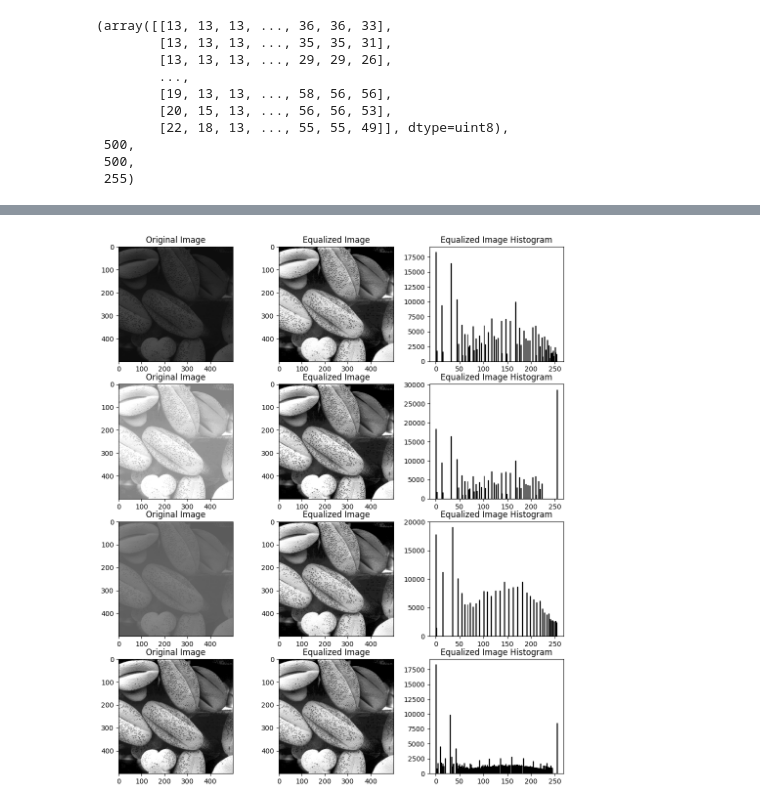
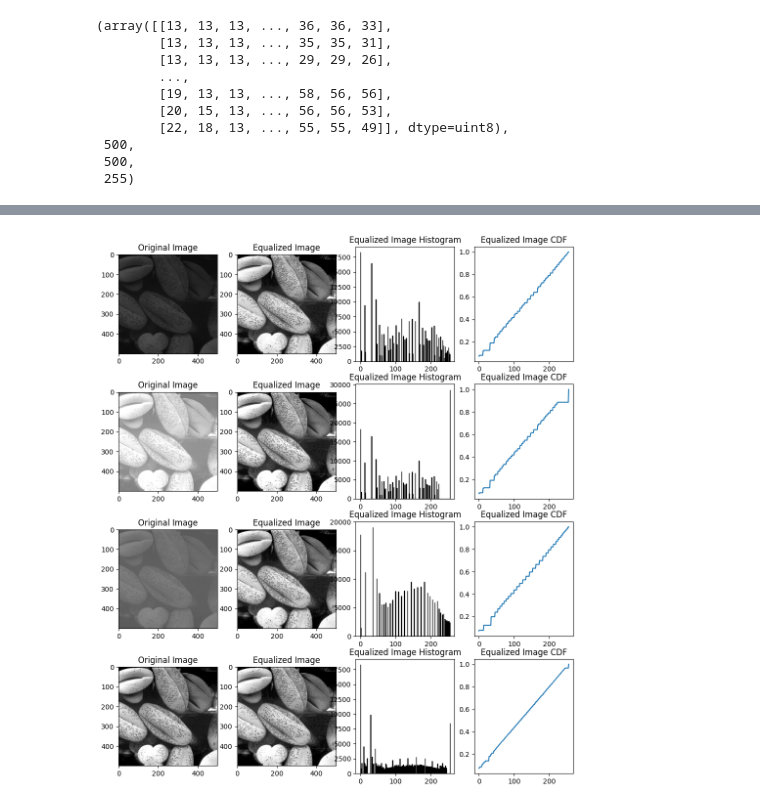
Before and after one commit to fouad1233/image_processing_tutorials, a Jupyter notebook: 003_pgn_shapening_and_histogram/main.ipynb, the cells around one changed output, grey strips where cells are left out. Saved outputs shown, nothing was run; the diff lists cells and outputs as text; code cells hidden in the pictures.

```diff
--- a/003_pgn_shapening_and_histogram/main.ipynb
+++ b/003_pgn_shapening_and_histogram/main.ipynb
@@ -194,57 +211,73 @@ plt.show()
 # %%
 #show all figures , and their equalized images and equalized images histograms as subplots
 plt.figure(figsize=(12, 14))
-plt.subplot(4, 3, 1)
+plt.subplot(4, 4, 1)
 plt.imshow(fig_03_20_1_analyzer.get_image_array(), cmap='gray', vmin=0, vmax=255)
 plt.title('Original Image')
 
-plt.subplot(4, 3, 2)
+plt.subplot(4, 4, 2)
 fig_03_20_1_equalized = Image_analyzer().image_array_scale(fig_03_20_1_analyzer.myImageHistogramEqualization())
 plt.imshow(fig_03_20_1_equalized, cmap='gray', vmin=0, vmax=255)
 plt.title('Equalized Image')
 
-plt.subplot(4, 3, 3)
+plt.subplot(4, 4, 3)
 plt.hist(fig_03_20_1_equalized.ravel(), bins=256, range=(0, 255), fc='k', ec='k')
 plt.title('Equalized Image Histogram')
 
-plt.subplot(4, 3, 4)
+plt.subplot(4, 4, 4)
+plt.plot(fig_03_20_2_analyzer.myImageNormalizedCdf(fig_03_20_1_equalized))
+plt.title('Equalized Image CDF')
+
+plt.subplot(4, 4 ,5)
 plt.imshow(fig_03_20_2_analyzer.get_image_array(), cmap='gray', vmin=0, vmax=255)
 plt.title('Original Image')
 
-plt.subplot(4, 3, 5)
+plt.subplot(4, 4, 6)
 fig_03_20_2_equalized = Image_analyzer().image_array_scale(fig_03_20_2_analyzer.myImageHistogramEqualization())
 plt.imshow(fig_03_20_2_equalized, cmap='gray', vmin=0, vmax=255)
 plt.title('Equalized Image')
 
-plt.subplot(4, 3, 6)
+plt.subplot(4, 4, 7)
 plt.hist(fig_03_20_2_equalized.ravel(), bins=256, range=(0, 255), fc='k', ec='k')
 plt.title('Equalized Image Histogram')
 
-plt.subplot(4, 3, 7)
+plt.subplot(4, 4, 8)
+plt.plot(fig_03_20_2_analyzer.myImageNormalizedCdf(fig_03_20_2_equalized))
+plt.title('Equalized Image CDF')
+
+plt.subplot(4, 4, 9)
 plt.imshow(fig_03_20_3_analyzer.get_image_array(), cmap='gray', vmin=0, vmax=255)
 plt.title('Original Image')
 
-plt.subplot(4, 3, 8)
+plt.subplot(4, 4, 10)
 fig_03_20_3_equalized = Image_analyzer().image_array_scale(fig_03_20_3_analyzer.myImageHistogramEqualization())
 plt.imshow(fig_03_20_3_equalized, cmap='gray', vmin=0, vmax=255)
 plt.title('Equalized Image')
 
-plt.subplot(4, 3, 9)
+plt.subplot(4, 4, 11)
 plt.hist(fig_03_20_3_equalized.ravel(), bins=256, range=(0, 255), fc='k', ec='k')
 plt.title('Equalized Image Histogram')
 
-plt.subplot(4, 3, 10)
+plt.subplot(4, 4, 12)
+plt.plot(fig_03_20_3_analyzer.myImageNormalizedCdf(fig_03_20_3_equalized))
+plt.title('Equalized Image CDF')
+
+plt.subplot(4, 4, 13)
 plt.imshow(fig_03_20_4_analyzer.get_image_array(), cmap='gray', vmin=0, vmax=255)
 plt.title('Original Image')
 
-plt.subplot(4, 3, 11)
+plt.subplot(4, 4, 14)
 fig_03_20_4_equalized = Image_analyzer().image_array_scale(fig_03_20_4_analyzer.myImageHistogramEqualization())
 plt.imshow(fig_03_20_4_equalized, cmap='gray', vmin=0, vmax=255)
 plt.title('Equalized Image')
 
-plt.subplot(4, 3, 12)
+plt.subplot(4, 4, 15)
 plt.hist(fig_03_20_4_equalized.ravel(), bins=256, range=(0, 255), fc='k', ec='k')
 plt.title('Equalized Image Histogram')
+
+plt.subplot(4, 4, 16)
+plt.plot(fig_03_20_4_analyzer.myImageNormalizedCdf(fig_03_20_4_equalized))
+plt.title('Equalized Image CDF')
 plt.show()
 # %% [output]
-[figure, old version]
+[figure, new version]
```
Also changed, not shown: parts of 3 cells of this notebook, 1 other file.
